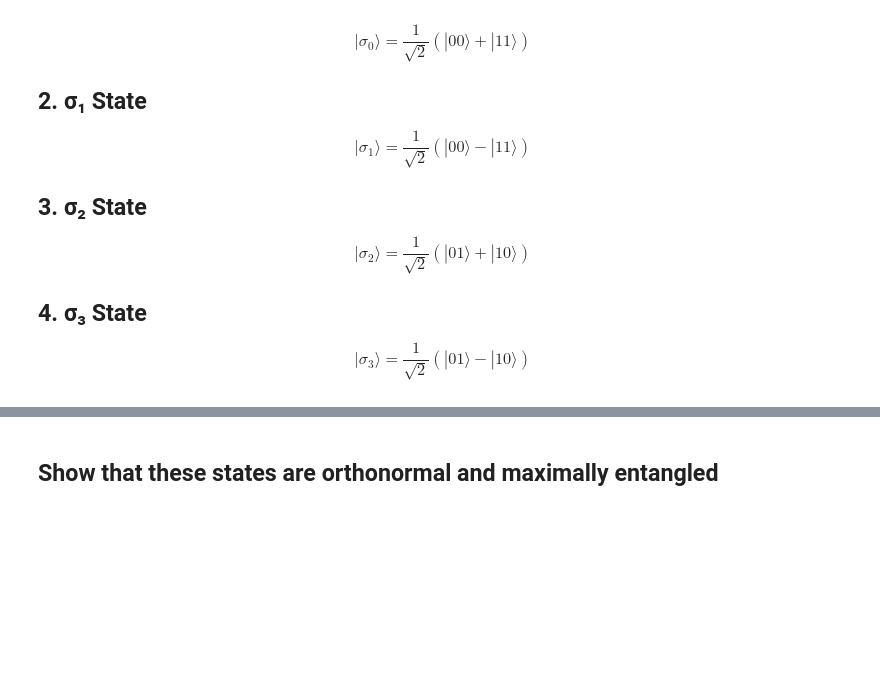
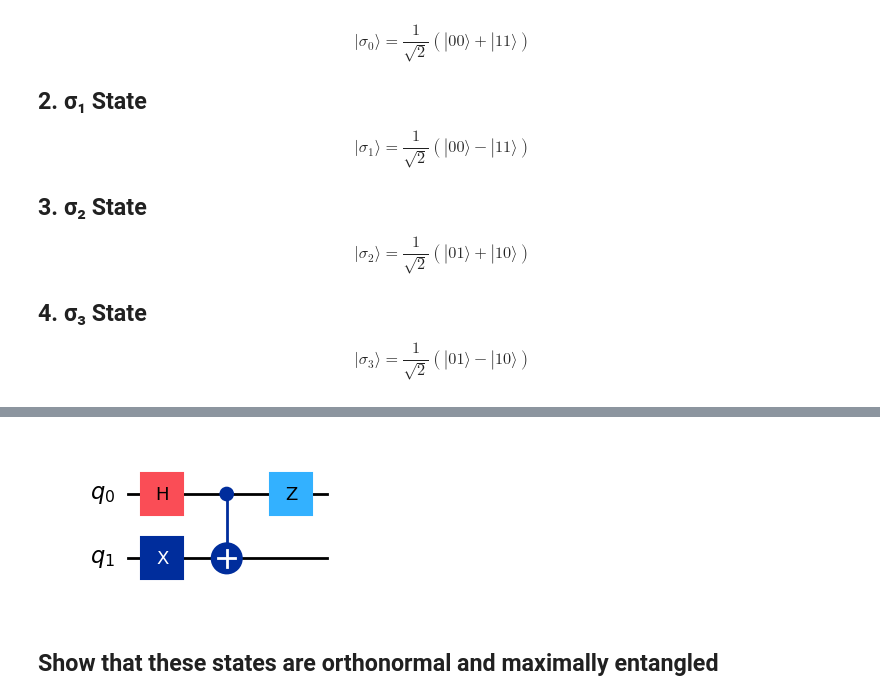
Before and after one commit to valdo92/QC_PSL_week, a Jupyter notebook: Lecture 3/03_1_Entangling_gates.ipynb, the cells around one changed output, grey strips where cells are left out. Cells and saved outputs as stored; diff of their text form; code cells hidden in the pictures; blank space fills up the shorter version.

```diff
--- a/Lecture 3/03_1_Entangling_gates.ipynb
+++ b/Lecture 3/03_1_Entangling_gates.ipynb
@@ -404,3 +449,15 @@ $$
+# %%
+### sigma3
+qc = QuantumCircuit(2)
+# Apply H-gate to the first:
+qc.x(1)
+qc.h(0)
+# Apply a CNOT:
+qc.cx(0,1)
+qc.z(0)
+qc.draw('mpl')
+# %% [output]
+[figure, added]
 # %% [markdown]
 ## Show that these states are orthonormal and maximally entangled
 # %% [markdown]
```
Also changed, not shown: parts of 11 cells of this notebook, 1 other file.
